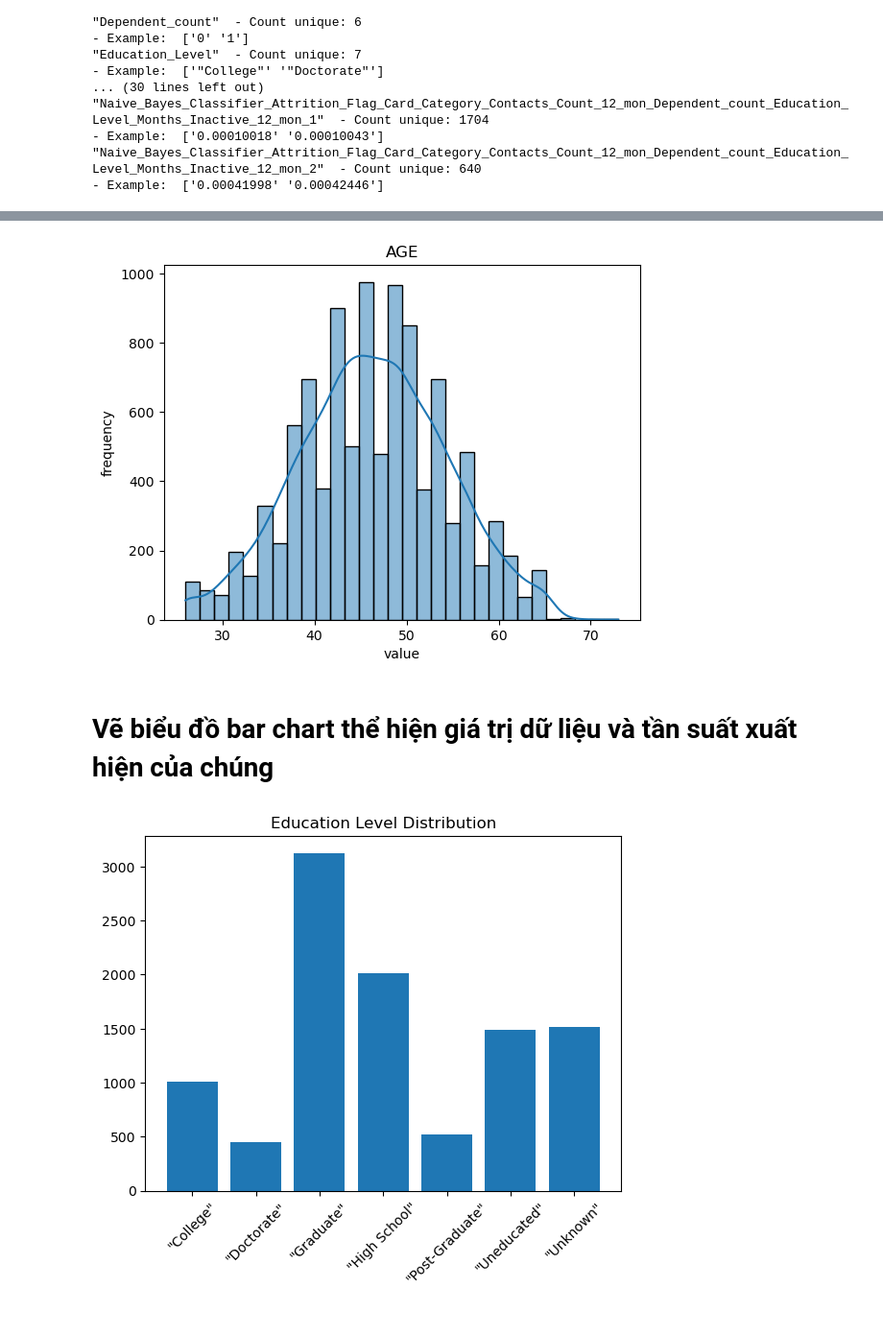
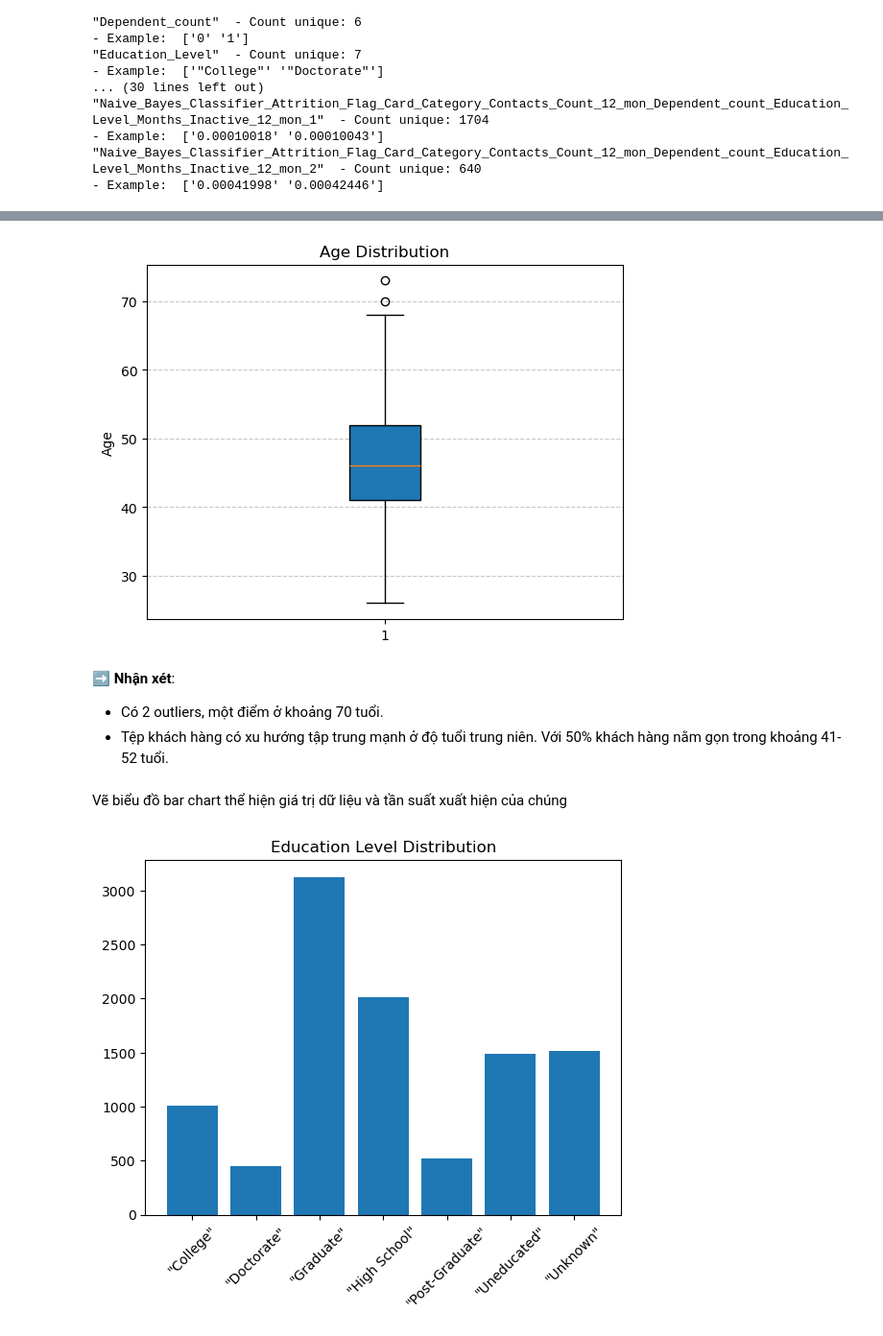
Before and after one commit to TThanhc/Credits_Card_customers-Numpy-DS, a Jupyter notebook: notebooks/01_data_exploration.ipynb, the cells around one changed output, grey strips where cells are left out. Shown at 96% size. Saved outputs shown, nothing was run; the diff lists cells and outputs as text; code cells hidden in the pictures.

```diff
--- a/notebooks/01_data_exploration.ipynb
+++ b/notebooks/01_data_exploration.ipynb
@@ -89,9 +86,13 @@ visua_hist(CLIENTNUM/1e6, "CLIENTNUM Distribution", "CLIENTNUM (m)", "Frequency"
 # %%
 Customer_Age = data[:,2].astype(int)
-visua_hist(Customer_Age, "AGE", "value", "frequency")
+visua_boxplot(Customer_Age, "Age Distribution", "", "Age")
 # %% [output]
-[figure, old version]
+[figure, new version]
+# %% [markdown]
+➡️ **Nhận xét**:
+- Có 2 outliers, một điểm ở khoảng 70 tuổi.
+- Tệp khách hàng có xu hướng tập trung mạnh ở độ tuổi trung niên. Với 50% khách hàng nằm gọn trong khoảng 41-52 tuổi.
 # %% [markdown]
-# Vẽ biểu đồ bar chart thể hiện giá trị dữ liệu và tần suất xuất hiện của chúng
+Vẽ biểu đồ bar chart thể hiện giá trị dữ liệu và tần suất xuất hiện của chúng
 # %%
 
```
Also changed, not shown: parts of 12 cells of this notebook.
